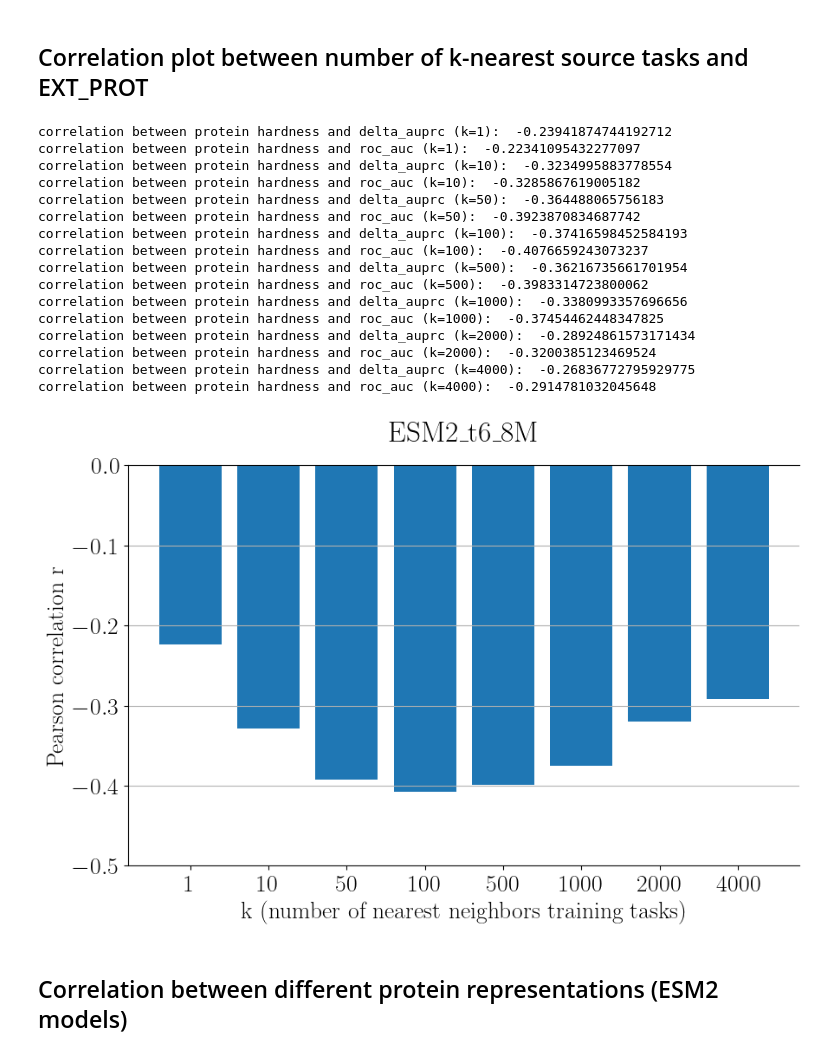
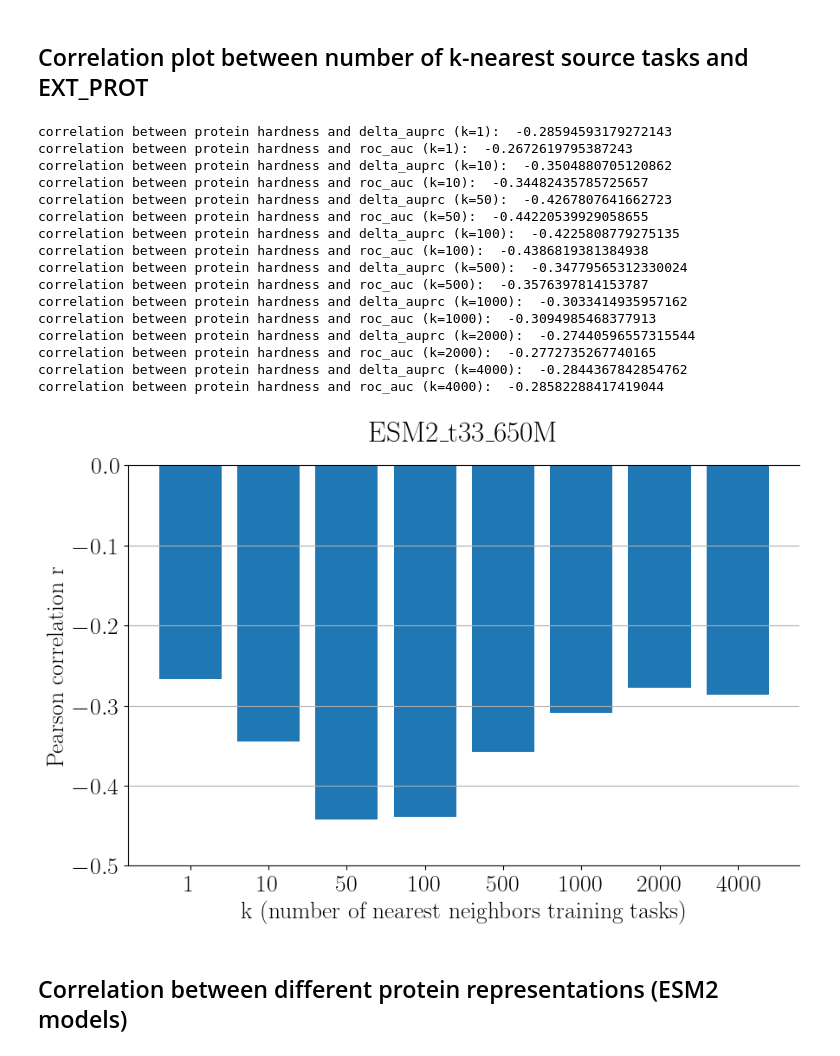
Before and after one commit to HFooladi/THEMAP, a Jupyter notebook: notebooks/external_protein_hardness.ipynb, the cells around one changed output. Cells and saved outputs as stored; diff of their text form; code cells hidden in the pictures.

```diff
--- a/notebooks/external_protein_hardness.ipynb
+++ b/notebooks/external_protein_hardness.ipynb
@@ -76,71 +76,54 @@ corr_ROC = []
 corr_AUPRC = []
 k_list = [1, 10, 50, 100, 500, 1000, 2000, 4000]
 for k in k_list:
-    hardness_protien = compute_task_hardness_from_distance_matrix(
-        protein_distance_matrix['distance_matrices'], aggr="mean_median", proportion=k
-    )
-    target_test_df = pd.read_csv(os.path.join(DATASET_PATH, "fsmol_test_proteins.csv"))
-
-
-    hardness_protien_mean_norm = normalize(hardness_protien[0])
-    hardness_protien_median_norm = normalize(hardness_protien[1])
-
-    protein_hardness_df = pd.DataFrame(
-        {
-            "protein_hardness_mean": hardness_protien[0],
-            "protien_hardness_median": hardness_protien[1],
-            "protein_hardness_mean_norm": hardness_protien_mean_norm,
-            "protein_hardness_median_norm": hardness_protien_median_norm,
-            "assay": protein_distance_matrix['test_chembl_ids'],
-        }
-    )
+    protein_path = mapping_model_to_path[ESM2_model]
+    protein_hardness_df = protein_hardness_from_distance_matrix(protein_path, k=k)
 
     protonet_results = pd.read_csv(protonet_128)
-
     df = protein_hardness_df.merge(protonet_results[["assay", "delta_auprc", "roc_auc"]], on="assay")
     print(
         f"correlation between protein hardness and delta_auprc (k={k}): ",
         df["protein_hardness_mean"].corr(df["delta_auprc"]),
     )
     corr_AUPRC.append(df["protein_hardness_mean"].corr(df["delta_auprc"]))
     print(
         f"correlation between protein hardness and roc_auc (k={k}): ",
         df["protein_hardness_mean"].corr(df["roc_auc"]),
     )
     corr_ROC.append(df["protein_hardness_mean"].corr(df["roc_auc"]))
 
 fig, ax = plt.subplots(1, 1, figsize=(10, 6))
 ax.bar([str(i) for i in k_list], corr_ROC)
 #ax.set_title('Correlation between external protein hardness and ROC-AUC', pad=20)
 ax.set_title(ESM2_model, pad=20)
 ax.set_xlabel('k (number of nearest neighbors training tasks)')
 ax.set_ylabel('Pearson correlation r')
 
 ax.set_ylim(-0.5, 0)
 ax.grid(axis='y')
 ax.spines['right'].set_visible(False)
 #ax.text(-0.07, 1.05, 'D', transform=ax.transAxes,
 #      fontsize=24, fontweight='bold', va='top', ha='right')
 #ax.text(4000, -0.6, 'GIN Supervised Infomax', fontsize=15)
 plt.show()
 # %% [output]
-correlation between protein hardness and delta_auprc (k=1):  -0.23941874744192712
-correlation between protein hardness and roc_auc (k=1):  -0.22341095432277097
-correlation between protein hardness and delta_auprc (k=10):  -0.3234995883778554
-correlation between protein hardness and roc_auc (k=10):  -0.3285867619005182
-correlation between protein hardness and delta_auprc (k=50):  -0.364488065756183
-correlation between protein hardness and roc_auc (k=50):  -0.3923870834687742
-correlation between protein hardness and delta_auprc (k=100):  -0.37416598452584193
-correlation between protein hardness and roc_auc (k=100):  -0.4076659243073237
-correlation between protein hardness and delta_auprc (k=500):  -0.36216735661701954
-correlation between protein hardness and roc_auc (k=500):  -0.3983314723800062
-correlation between protein hardness and delta_auprc (k=1000):  -0.3380993357696656
-correlation between protein hardness and roc_auc (k=1000):  -0.37454462448347825
-correlation between protein hardness and delta_auprc (k=2000):  -0.28924861573171434
-correlation between protein hardness and roc_auc (k=2000):  -0.3200385123469524
-correlation between protein hardness and delta_auprc (k=4000):  -0.26836772795929775
-correlation between protein hardness and roc_auc (k=4000):  -0.2914781032045648
+correlation between protein hardness and delta_auprc (k=1):  -0.28594593179272143
+correlation between protein hardness and roc_auc (k=1):  -0.2672619795387243
+correlation between protein hardness and delta_auprc (k=10):  -0.3504880705120862
+correlation between protein hardness and roc_auc (k=10):  -0.34482435785725657
+correlation between protein hardness and delta_auprc (k=50):  -0.4267807641662723
+correlation between protein hardness and roc_auc (k=50):  -0.44220539929058655
+correlation between protein hardness and delta_auprc (k=100):  -0.4225808779275135
+correlation between protein hardness and roc_auc (k=100):  -0.4386819381384938
+correlation between protein hardness and delta_auprc (k=500):  -0.34779565312330024
+correlation between protein hardness and roc_auc (k=500):  -0.3576397814153787
+correlation between protein hardness and delta_auprc (k=1000):  -0.3033414935957162
+correlation between protein hardness and roc_auc (k=1000):  -0.3094985468377913
+correlation between protein hardness and delta_auprc (k=2000):  -0.27440596557315544
+correlation between protein hardness and roc_auc (k=2000):  -0.2772735267740165
+correlation between protein hardness and delta_auprc (k=4000):  -0.2844367842854762
+correlation between protein hardness and roc_auc (k=4000):  -0.28582288417419044
-[figure, old version]
+[figure, new version]
 # %% [markdown]
 ## Correlation between different protein representations (ESM2 models)
 # %%
```
Also changed, not shown: parts of 1 cell of this notebook, 5 other files.
